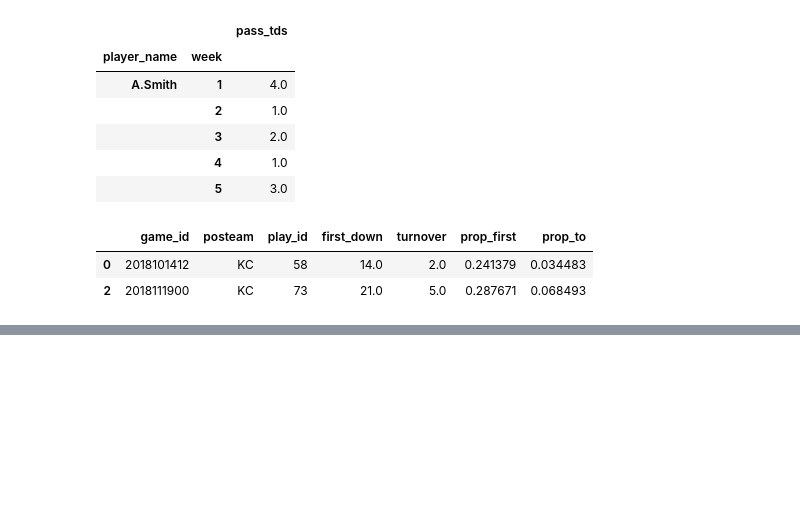
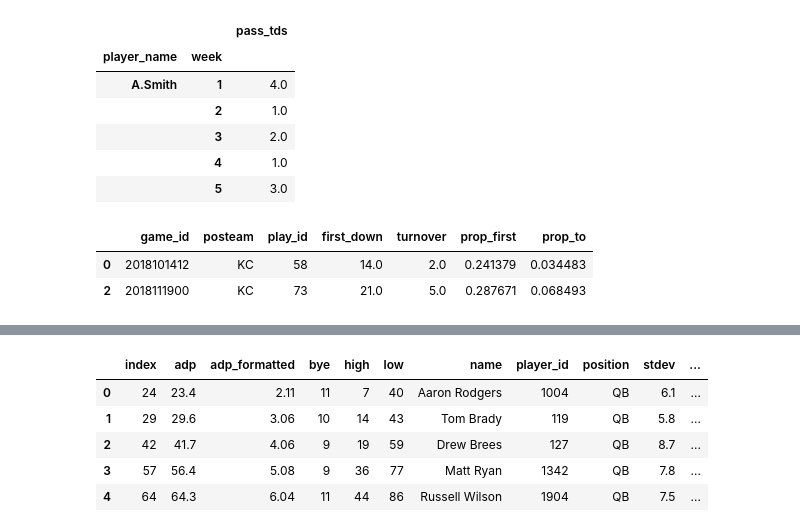
Before and after one commit to 10E-4m2/Notes-LTCWFF, a Jupyter notebook: LTCWFF-HandsOn.ipynb, the cells around one changed output, grey strips where cells are left out. Cells and saved outputs as stored; diff of their text form; code cells hidden in the pictures; blank space fills up the shorter version.

Commit message:
Add notes for merging and concatenation

```diff
--- a/LTCWFF-HandsOn.ipynb
+++ b/LTCWFF-HandsOn.ipynb
@@ -31,6 +32,10 @@ pg_df = pd.read_csv(path.join(DATA_DIR,'player_game_2017_sample.csv'))
 
 # Load Average Draft Position (ADP) Data
 adp_df = pd.read_csv(path.join(DATA_DIR,'adp_2017.csv'))
+
+# Load Games Data
+games_df = pd.read_csv(path.join(DATA_DIR,
+                               'game_2017_sample.csv'))
 # %% [markdown]
 #### What is Analysis?
 
@@ -1027,0 +1047,84 @@ team_df.loc[team_df.reset_index().groupby(['game_id'])
+# %%
+# merging
+pd.merge(pg_df,games_df[['gameid','home','away']],on='gameid').head()
+    # note: merging on 'gameid' alone works
+    # because both DFs have a column with this name
+
+    # note: merging requires exact match in columns joining on
+
+# merging on >1 column
+rush_df = pg_df[['gameid','player_id','rush_yards','rush_tds']]
+rec_df = pg_df[['gameid','player_id','rec_yards','rec_tds']]
+
+combined_df = pd.merge(rush_df,rec_df,on=['player_id','gameid'])
+combined_df.sample(5)
+
+# handling unmatched observations
+rush_df = pg_df.loc[pg_df['rush_yards']>0,
+                          ['gameid','player_id',
+                           'rush_yards','rush_tds']]
+
+rec_df = pg_df.loc[pg_df['rec_yards']>0,
+                          ['gameid','player_id',
+                           'rec_yards','rec_tds']]
+
+print(rush_df.shape)
+print(rec_df.shape) # DataFrames are different sizes
+
+comb_inner = pd.merge(rush_df,rec_df)
+print(comb_inner.shape) # keeps obs only in DF1 AND DF2
+
+comb_left = pd.merge(rush_df,rec_df, how='left')
+print(comb_left.shape) # keeps obs in DF1 even if null in DF2
+
+comb_right = pd.merge(rush_df,rec_df, how='right')
+print(comb_right.shape) # keeps obs in DF2 even if null in DF1
+
+comb_outer = pd.merge(rush_df,rec_df, how='outer', indicator=True)
+print(comb_outer.shape) # keeps all obs
+print(comb_outer['_merge'].value_counts())
+    # note: indicator says whether row in left, right, or both DFs
+
+# joining with different column names
+rush_df.columns = ['gameid','rusher_id','rush_yards','rush_tds']
+rec_df.columns = ['gameid','rcvr_id','rec_yards','rec_tds']
+
+comb_df = pd.merge(rush_df, rec_df, left_on=['gameid','rusher_id'],
+        right_on=['gameid','rcvr_id'], how='outer')
+comb_df.sample(5)
+
+    # note: pd.merge() resets the index
+
+# concatenation
+rush_df = pg_df.loc[pg_df['rush_yards']>0,
+                          ['gameid','player_id',
+                           'rush_yards','rush_tds']]
+
+rec_df = pg_df.loc[pg_df['rec_yards']>0,
+                          ['gameid','player_id',
+                           'rec_yards','rec_tds']]
+
+rush_df = rush_df.set_index(['gameid','player_id'])
+rec_df = rec_df.set_index(['gameid','player_id'])
+
+pd.concat([rush_df,rec_df], axis=1).sample(5)
+    # can concatenate on axis
+    # info only in all columns if indices match
+    # can also take argument: join={'inner','outer'}
+
+# vertical concatenation
+qbs = adp_df.loc[adp_df['position'] =='QB']
+rbs = adp_df.loc[adp_df['position'] =='RB']
+print(qbs.shape)
+print(rbs.shape) # two DFs have same number of columns
+
+qbrb = pd.concat([qbs,rbs])
+print(qbrb.shape) # verticall stacked the two DFs
+
+# what if indices match?
+qbs = qbs.reset_index()
+rbs = rbs.reset_index()
+
+qbrb = pd.concat([qbs,rbs], ignore_index=True)
+qbrb.head() # ignore_index argument used if potential index matches
+# %% [output]
@@ -1027,0 +1144,6 @@ team_df.loc[team_df.reset_index().groupby(['game_id'])
+|  | index | adp | adp_formatted | bye | high | low | name | player_id | position | stdev | ... |
+| 0 | 24 | 23.4 | 2.11 | 11 | 7 | 40 | Aaron Rodgers | 1004 | QB | 6.1 | ... |
+| 1 | 29 | 29.6 | 3.06 | 10 | 14 | 43 | Tom Brady | 119 | QB | 5.8 | ... |
+| 2 | 42 | 41.7 | 4.06 | 9 | 19 | 59 | Drew Brees | 127 | QB | 8.7 | ... |
+| 3 | 57 | 56.4 | 5.08 | 9 | 36 | 77 | Matt Ryan | 1342 | QB | 7.8 | ... |
+| 4 | 64 | 64.3 | 6.04 | 11 | 44 | 86 | Russell Wilson | 1904 | QB | 7.5 | ... |
```
Also changed, not shown: parts of 4 cells of this notebook.
